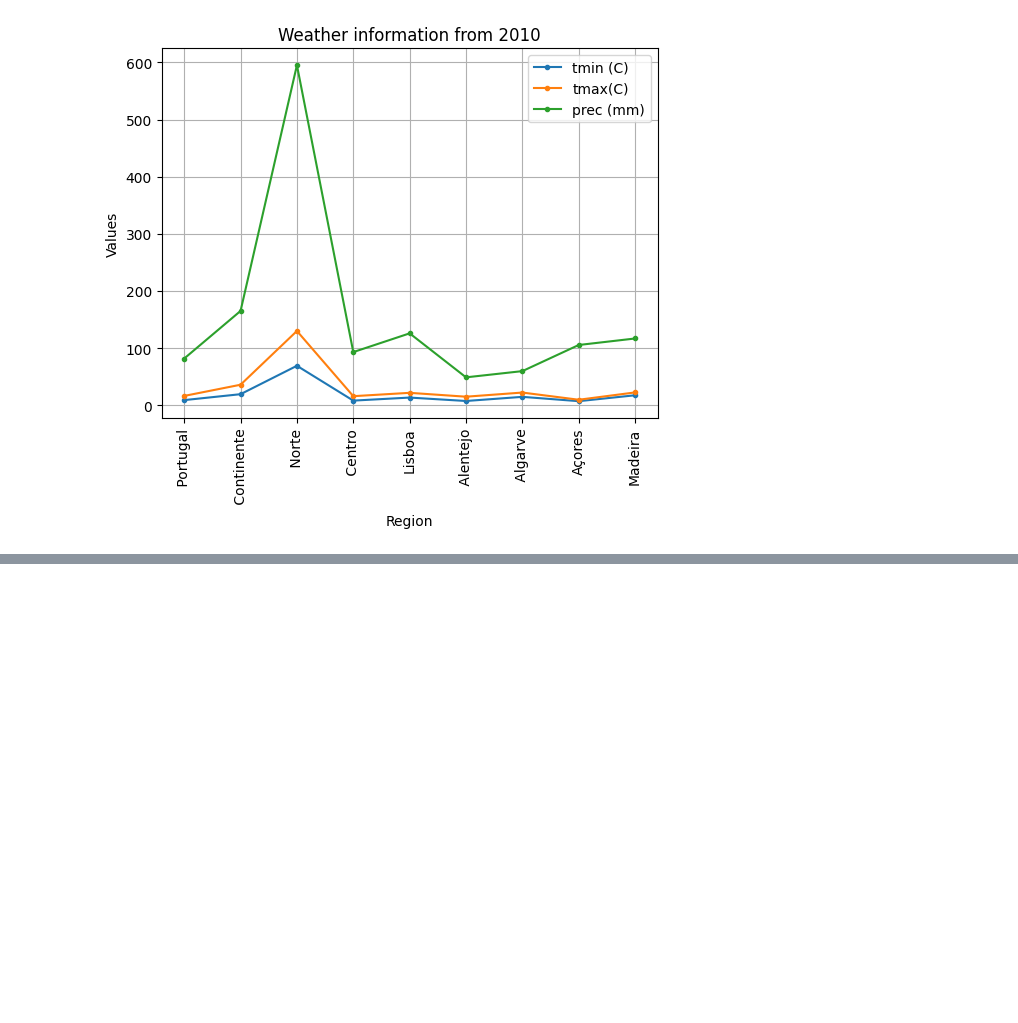
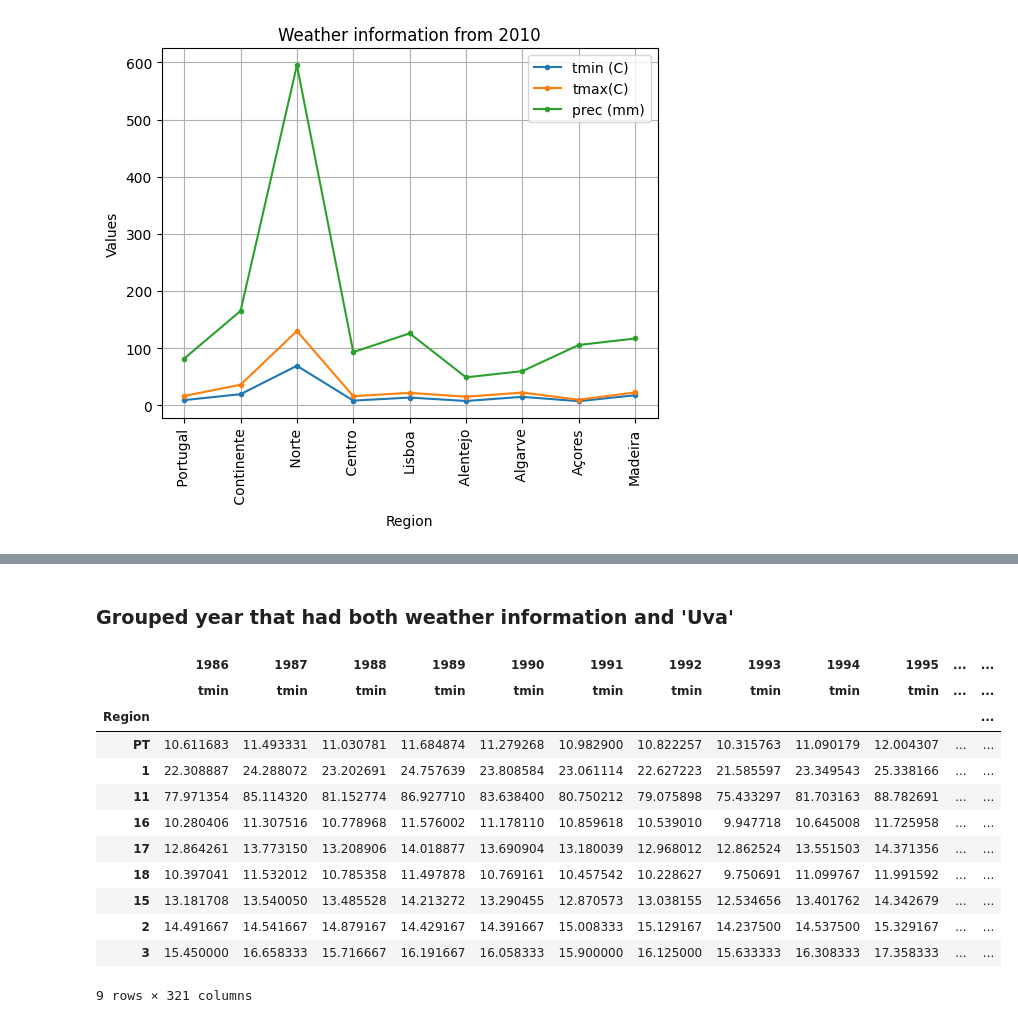
Before and after one commit to FMarques8/FCD-Project-1-2, a Jupyter notebook: INE_data_treatment.ipynb, the cells around one changed output, grey strips where cells are left out. Cells and saved outputs as stored; diff of their text form; code cells hidden in the pictures; blank space fills up the shorter version.

```diff
--- a/INE_data_treatment.ipynb
+++ b/INE_data_treatment.ipynb
@@ -775,0 +780,23 @@ plt.show()
+# %% [markdown]
+### Grouped year that had both weather information and 'Uva'
+# %%
+uva_idx = [i for i in range(len(data3.columns)) if data3.columns[i][1].startswith('Uva') or data3.columns[i][1].startswith('Vinha')]
+uva_year = set([data3.iloc[:, uva_idx].columns[i][0] for i in range(len(uva_idx))])
+uva_and_weather_idx = [i for i in range(len(data3.columns)) if data3.columns[i][0] in uva_year and data3.columns[i][1] in ['tmin', 'tmax', 'prec']]
+uva_and_weather_idx.extend(uva_idx)
+data_uva_weather = data3.iloc[:,uva_and_weather_idx]
+data_uva_weather
+# %% [output]
+|  | 1986 | 1987 | 1988 | 1989 | 1990 | 1991 | 1992 | 1993 | 1994 | 1995 | ... | ... |
+|  | tmin | tmin | tmin | tmin | tmin | tmin | tmin | tmin | tmin | tmin | ... | ... |
+| Region |  |  |  |  |  |  |  |  |  |  |  | ... |
+| PT | 10.611683 | 11.493331 | 11.030781 | 11.684874 | 11.279268 | 10.982900 | 10.822257 | 10.315763 | 11.090179 | 12.004307 | ... | ... |
+| 1 | 22.308887 | 24.288072 | 23.202691 | 24.757639 | 23.808584 | 23.061114 | 22.627223 | 21.585597 | 23.349543 | 25.338166 | ... | ... |
+| 11 | 77.971354 | 85.114320 | 81.152774 | 86.927710 | 83.638400 | 80.750212 | 79.075898 | 75.433297 | 81.703163 | 88.782691 | ... | ... |
+| 16 | 10.280406 | 11.307516 | 10.778968 | 11.576002 | 11.178110 | 10.859618 | 10.539010 | 9.947718 | 10.645008 | 11.725958 | ... | ... |
+| 17 | 12.864261 | 13.773150 | 13.208906 | 14.018877 | 13.690904 | 13.180039 | 12.968012 | 12.862524 | 13.551503 | 14.371356 | ... | ... |
+| 18 | 10.397041 | 11.532012 | 10.785358 | 11.497878 | 10.769161 | 10.457542 | 10.228627 | 9.750691 | 11.099767 | 11.991592 | ... | ... |
+| 15 | 13.181708 | 13.540050 | 13.485528 | 14.213272 | 13.290455 | 12.870573 | 13.038155 | 12.534656 | 13.401762 | 14.342679 | ... | ... |
+| 2 | 14.491667 | 14.541667 | 14.879167 | 14.429167 | 14.391667 | 15.008333 | 15.129167 | 14.237500 | 14.537500 | 15.329167 | ... | ... |
+| 3 | 15.450000 | 16.658333 | 15.716667 | 16.191667 | 16.058333 | 15.900000 | 16.125000 | 15.633333 | 16.308333 | 17.358333 | ... | ... |
+9 rows × 321 columns
```
Also changed, not shown: parts of 6 cells of this notebook.
